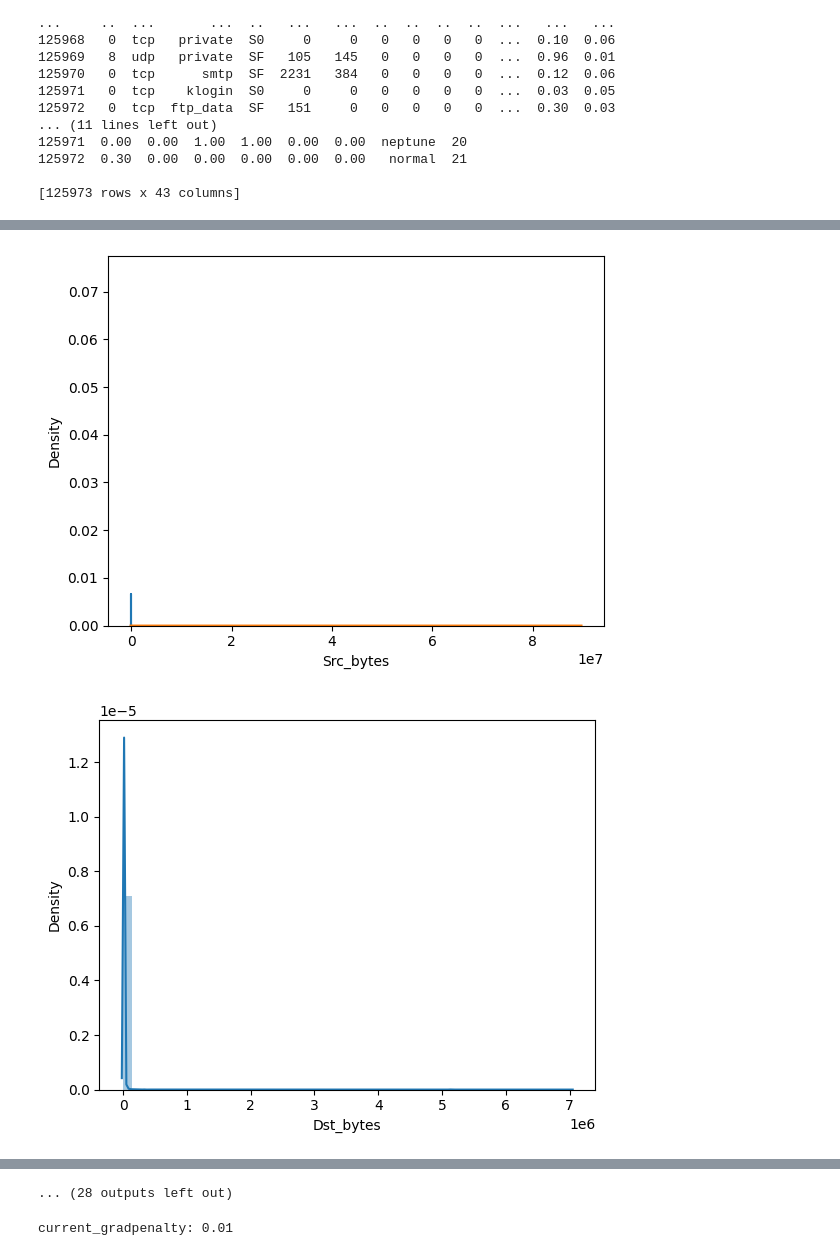
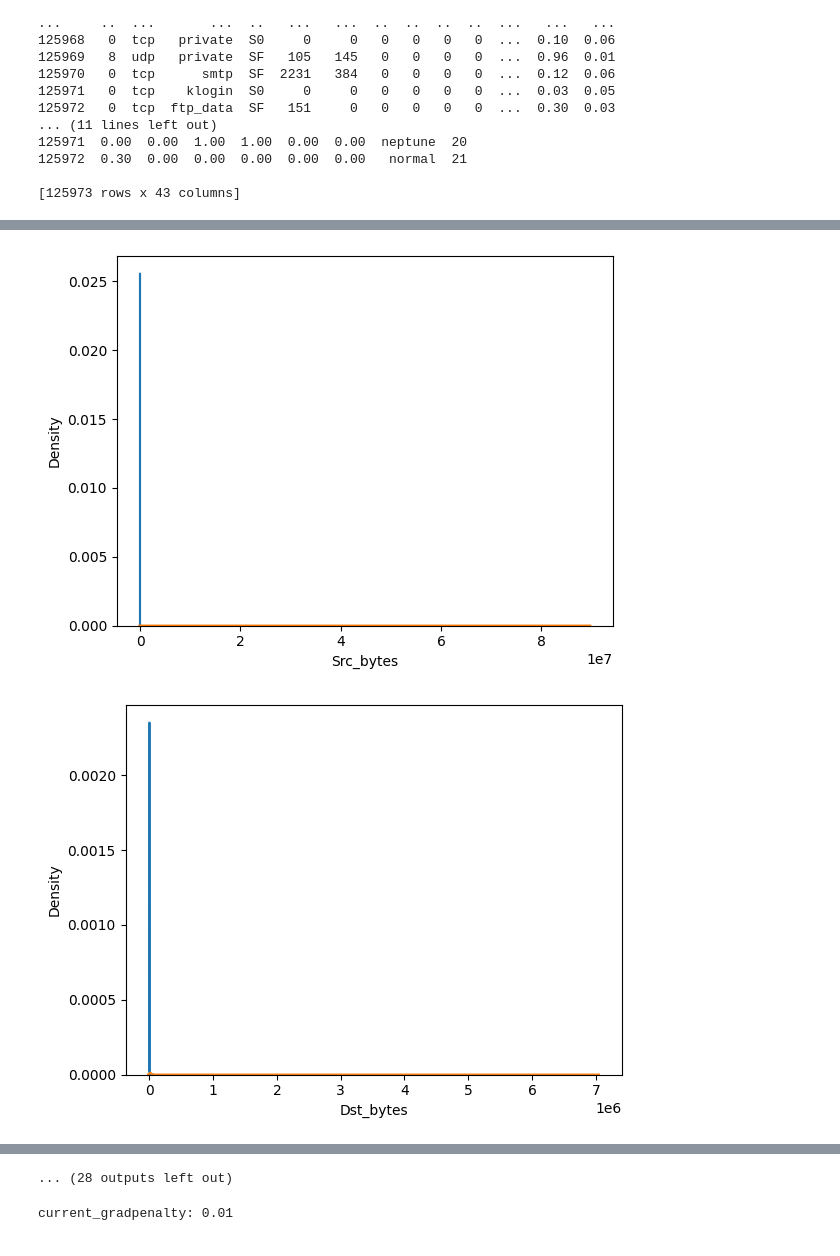
Before and after one commit to m0Hax-cs/ProjectBach, a Jupyter notebook: Modelv1.ipynb, the cells around one changed output, grey strips where cells are left out. Cells and saved outputs as stored; diff of their text form; code cells hidden in the pictures.

```diff
--- a/Modelv1.ipynb
+++ b/Modelv1.ipynb
@@ -244,6 +244,11 @@ service = ['IRC','X11','Z39_50','aol','auth','bgp','courier','csnet_ns','ctf',
            'time','urh_i','urp_i','uucp','uucp_path','vmnet','whois']
 flag = ['OTH','REJ','RSTO','RSTOS0','RSTR','S0','S1','S2','S3','SF','SH']
 
+attack_counts = df['attack_type'].value_counts()
+
+# Print the counts
+print(attack_counts)
+
 df = convertstringtonumber(df, protocol_type)
 df = convertstringtonumber(df, service)
 df = convertstringtonumber(df, flag)
@@ -283,7 +288,7 @@ def create_normalized_dataframe(df, attack_name):
         print(lbl[n], np.unique(df_attack_norm[lbl[n]]))
     return df_new
 
-attack_name = "smurf"
+attack_name = "ipsweep"
 df_attack_norm = create_normalized_dataframe(df, attack_name)
 df_normal_norm = create_normalized_dataframe(df, "normal")
 # %% [output]
@@ -311,5 +316,5 @@ attack_type ['normal']
-[figure, old version]
+[figure, new version]
-[figure, old version]
+[figure, new version]
 [figure]
 [figure]
 [figure]
```
Also changed, not shown: parts of 11 cells of this notebook.
